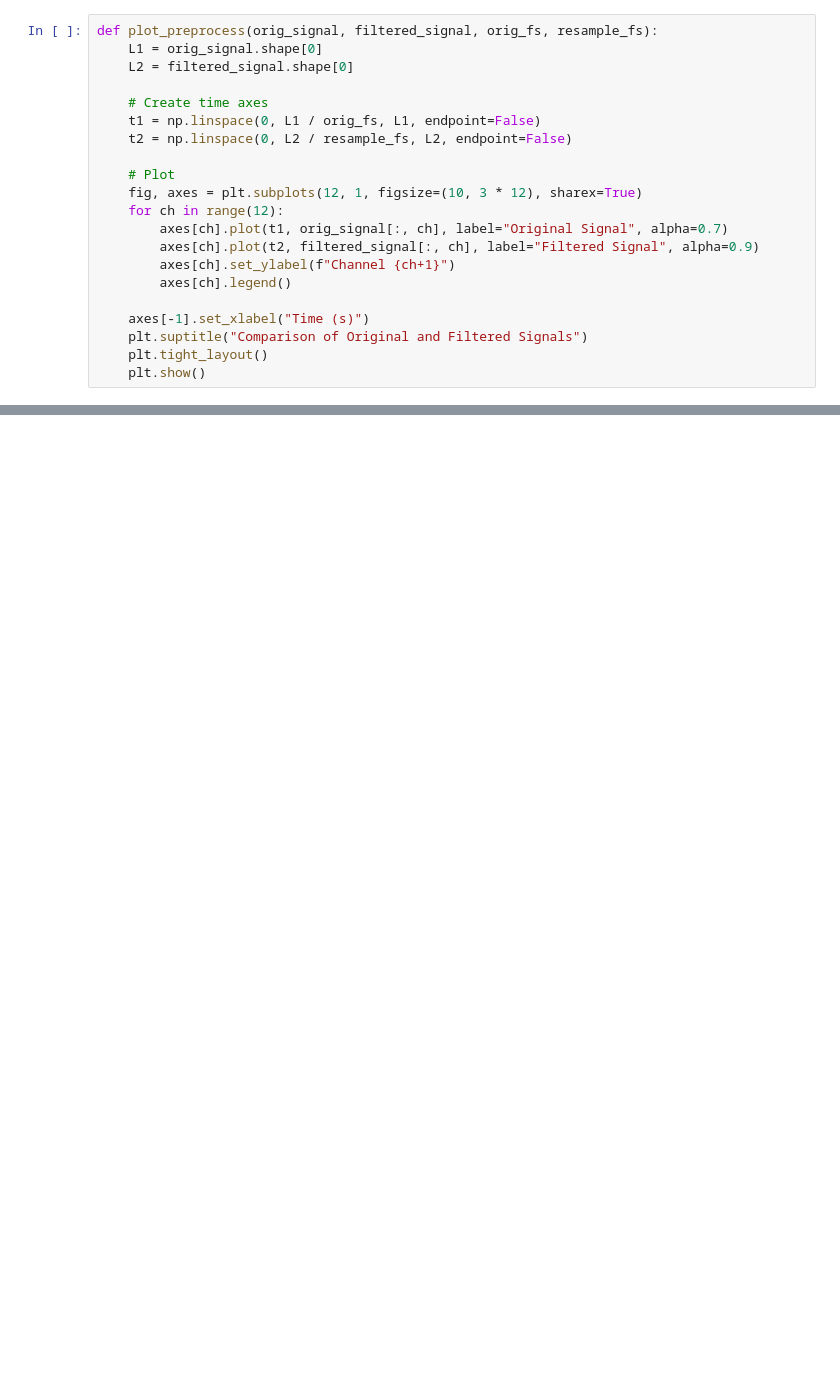
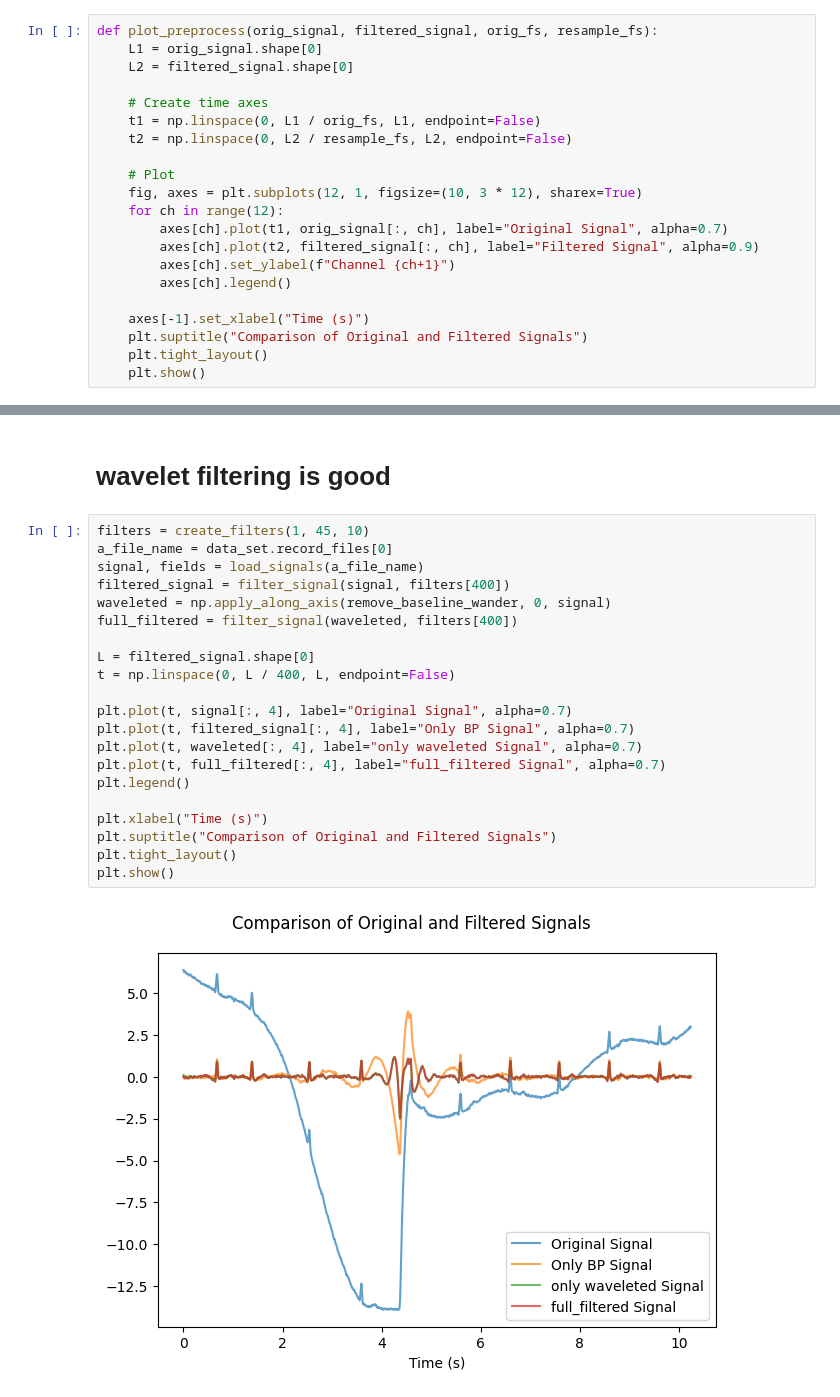
Before and after one commit to shai-loantz/cecgnet, a Jupyter notebook: notebooks/preprocess.ipynb, the cells around one changed output, grey strips where cells are left out. Drawn from its saved outputs; the diff is of its cells as text; blank space fills up the shorter version.

Commit message:
Better preprocess using wavelet transform

```diff
--- a/notebooks/preprocess.ipynb
+++ b/notebooks/preprocess.ipynb
@@ -51,0 +61,25 @@ filter_and_plot_by_index(1)
+# %% [markdown]
+# wavelet filtering is good
+# %%
+filters = create_filters(1, 45, 10)
+a_file_name = data_set.record_files[0]
+signal, fields = load_signals(a_file_name)
+filtered_signal = filter_signal(signal, filters[400])
+waveleted = np.apply_along_axis(remove_baseline_wander, 0, signal)
+full_filtered = filter_signal(waveleted, filters[400])
+
+L = filtered_signal.shape[0]
+t = np.linspace(0, L / 400, L, endpoint=False)
+
+plt.plot(t, signal[:, 4], label="Original Signal", alpha=0.7)
+plt.plot(t, filtered_signal[:, 4], label="Only BP Signal", alpha=0.7)
+plt.plot(t, waveleted[:, 4], label="only waveleted Signal", alpha=0.7)
+plt.plot(t, full_filtered[:, 4], label="full_filtered Signal", alpha=0.7)
+plt.legend()
+
+plt.xlabel("Time (s)")
+plt.suptitle("Comparison of Original and Filtered Signals")
+plt.tight_layout()
+plt.show()
+# %% [output]
+[figure, added]
```
Also changed, not shown: parts of 8 cells of this notebook, 2 other files.
